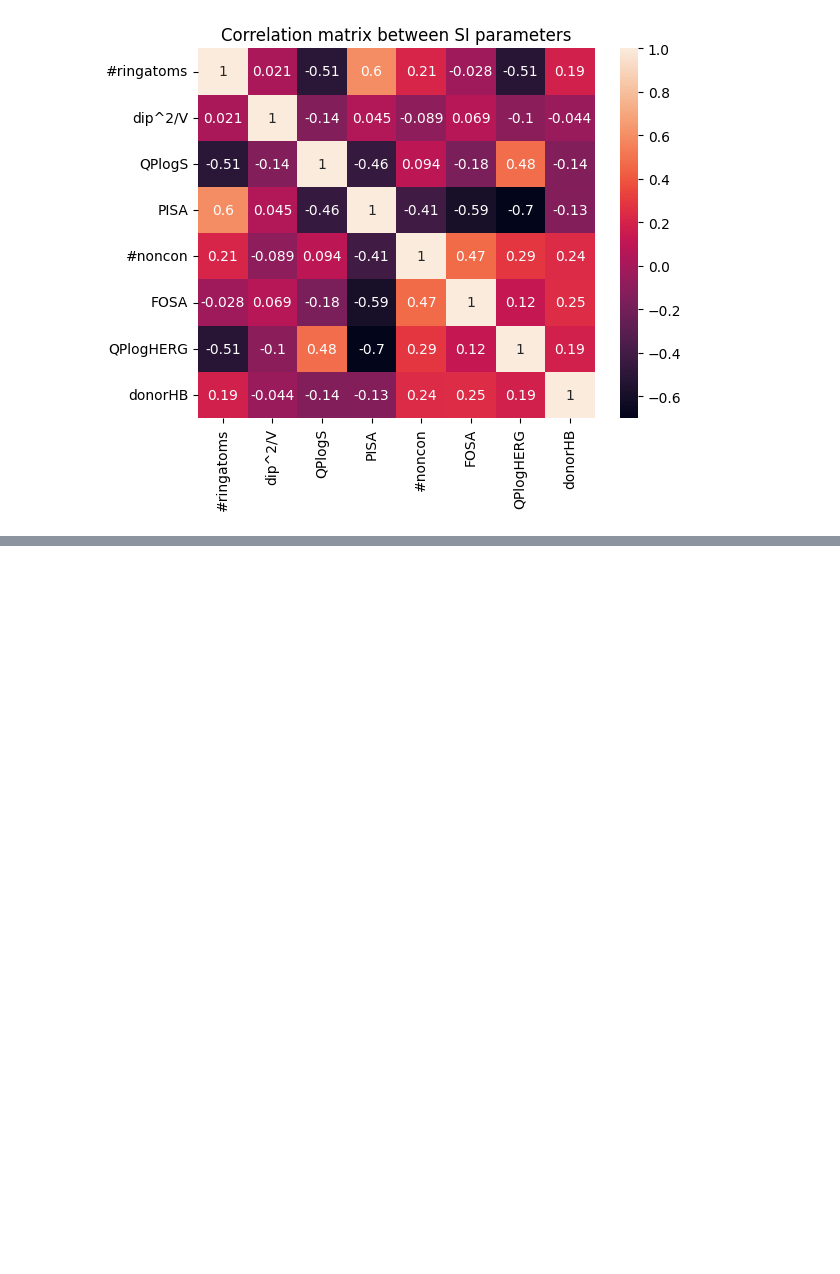
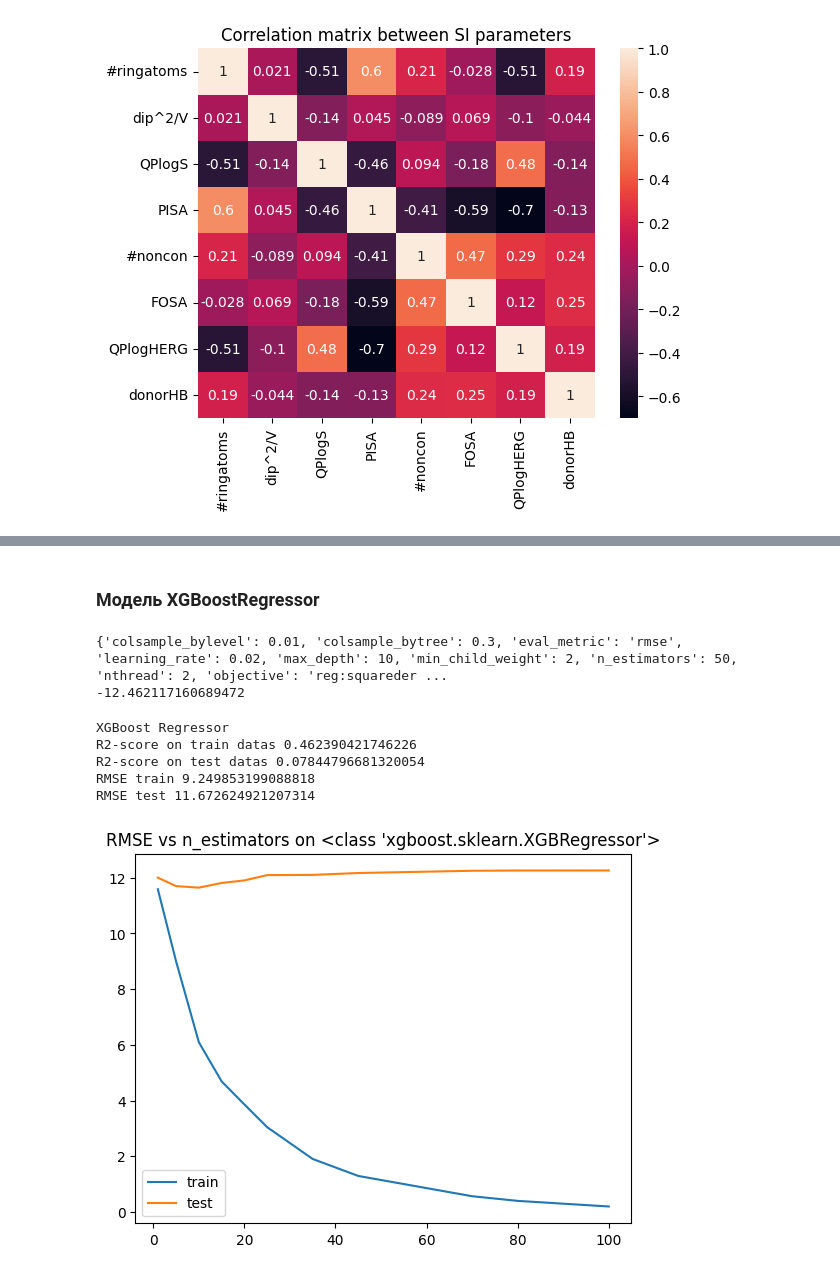
Before and after one commit to mawerid/chemoinformatics_detection, a Jupyter notebook: models/ATOMIC_HACK_TMANVIT.ipynb, the cells around one changed output, grey strips where cells are left out. Saved outputs shown, nothing was run; the diff lists cells and outputs as text; code cells hidden in the pictures; blank space fills up the shorter version.

```diff
--- a/models/ATOMIC_HACK_TMANVIT.ipynb
+++ b/models/ATOMIC_HACK_TMANVIT.ipynb
@@ -687,0 +708,2 @@ print(xgb_grid.best_score_)
+# %% [markdown]
+### Модель XGBoostRegressor
@@ -687,0 +765,52 @@ print(xgb_grid.best_score_)
+# %%
+search_Scale_gridCV(df_SI, 'SI')
+# %% [output]
+{'colsample_bylevel': 0.01, 'colsample_bytree': 0.3, 'eval_metric': 'rmse', 'learning_rate': 0.02, 'max_depth': 10, 'min_child_weight': 2, 'n_estimators': 50, 'nthread': 2, 'objective': 'reg:squareder ...
+-12.462117160689472
+# %%
+def SI_search_afterGrid(df, criteria):
+        X, y = df.drop(columns=['IC50, mmg/ml', 'CC50-MDCK, mmg/ml','SI']), df[criteria]
+        X_train, X_test, y_train, y_test = train_test_split(X, y, train_size=0.65, random_state=42)
+        params = {
+                "objective": "reg:squarederror",
+                "n_estimators":50,
+                "max_depth": 10,
+                "learning_rate": 0.02,
+                "subsample": 0.9,
+                "colsample_bytree": 0.3,
+                "colsample_bylevel": 0.01,
+                "reg_lambda": 0.9,
+                "eval_metric": "rmse",
+                "random_state": 42,
+                'nthread':2
+                }
+        sc = StandardScaler()
+        X_train = sc.fit_transform(X_train)
+        X_test = sc.transform(X_test)
+        reg = xgb.XGBRegressor(**params)
+        reg.fit(X_train,
+                y_train,
+                verbose=False,
+                eval_set= [(X_train, y_train), (X_test, y_test)],
+                )
+        y_pred_train = reg.predict(X_train)
+        y_pred_test = reg.predict(X_test)
+        print('XGBoost Regressor')
+        print("R2-score on train datas", reg.score(X_train, y_train, sample_weight=None))
+        print("R2-score on test datas", reg.score(X_test, y_test, sample_weight=None))
+        #results = reg.evals_result()
+        #print("RMSE", results['validation_1']['rmse'][-1])
+        print("RMSE train", math.sqrt(mean_squared_error(y_train, y_pred_train)))
+        print("RMSE test", math.sqrt(mean_squared_error(y_test, y_pred_test)))
+        plot_fitting_curve(xgb.XGBRegressor, 'n_estimators', np.array([1,5,10,15,20,25,35,45,70,80,100]), mean_squared_error, X_train, X_test, y_train, y_test)
+        filepath = "SI_XGB_model_after_GridSrch.json"
+        reg.save_model(filepath)
+# %%
+SI_search_afterGrid(df_SI, 'SI')
+# %% [output]
+XGBoost Regressor
+R2-score on train datas 0.462390421746226
+R2-score on test datas 0.07844796681320054
+RMSE train 9.249853199088818
+RMSE test 11.672624921207314
+[figure, added]
```
Also changed, not shown: parts of 47 cells of this notebook, 10 other files.
